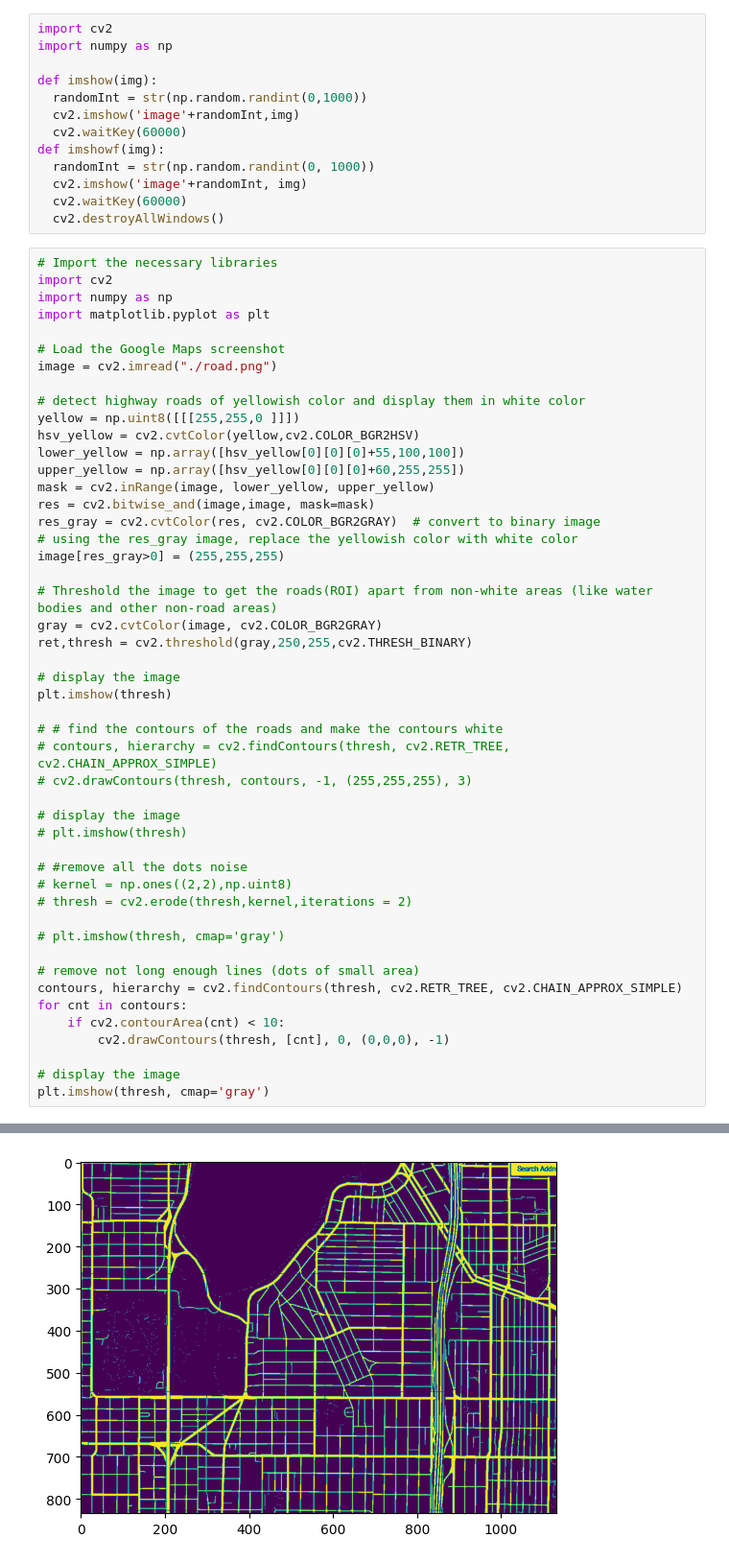
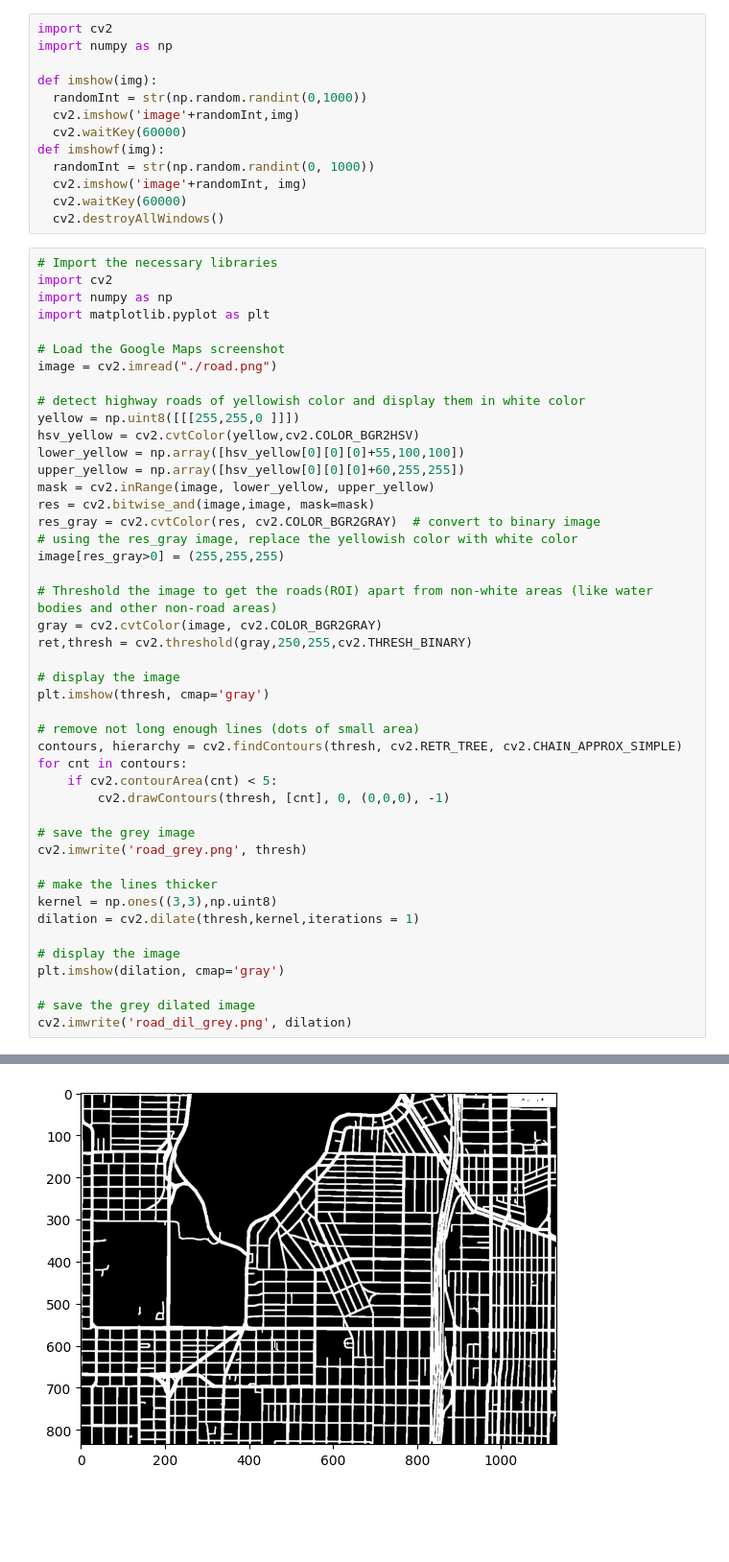
Before and after one commit to ashuvssut/road_network_detection, a Jupyter notebook: road-detection-algo.ipynb, the cells around one changed output, grey strips where cells are left out. Shown: that part at 96% size. Cells and saved outputs as stored; diff of their text form; blank space fills up the shorter version.

```diff
--- a/road-detection-algo.ipynb
+++ b/road-detection-algo.ipynb
@@ -36,27 +36,24 @@ gray = cv2.cvtColor(image, cv2.COLOR_BGR2GRAY)
 ret,thresh = cv2.threshold(gray,250,255,cv2.THRESH_BINARY)
 
 # display the image
-plt.imshow(thresh)
-
-# # find the contours of the roads and make the contours white
-# contours, hierarchy = cv2.findContours(thresh, cv2.RETR_TREE, cv2.CHAIN_APPROX_SIMPLE)
-# cv2.drawContours(thresh, contours, -1, (255,255,255), 3)
-
-# display the image
-# plt.imshow(thresh)
-
-# #remove all the dots noise
-# kernel = np.ones((2,2),np.uint8)
-# thresh = cv2.erode(thresh,kernel,iterations = 2)
-
-# plt.imshow(thresh, cmap='gray')
+plt.imshow(thresh, cmap='gray')
 
 # remove not long enough lines (dots of small area)
 contours, hierarchy = cv2.findContours(thresh, cv2.RETR_TREE, cv2.CHAIN_APPROX_SIMPLE)
 for cnt in contours:
-    if cv2.contourArea(cnt) < 10:
+    if cv2.contourArea(cnt) < 5:
         cv2.drawContours(thresh, [cnt], 0, (0,0,0), -1)
 
+# save the grey image
+cv2.imwrite('road_grey.png', thresh)
+
+# make the lines thicker
+kernel = np.ones((3,3),np.uint8)
+dilation = cv2.dilate(thresh,kernel,iterations = 1)
+
 # display the image
-plt.imshow(thresh, cmap='gray')
+plt.imshow(dilation, cmap='gray')
+
+# save the grey dilated image
+cv2.imwrite('road_dil_grey.png', dilation)
 # %% [output]
@@ -64 +61 @@ plt.imshow(thresh, cmap='gray')
-[figure, old version]
+[figure, new version]
```
Also changed, not shown: parts of 1 cell of this notebook, 1 other file.
